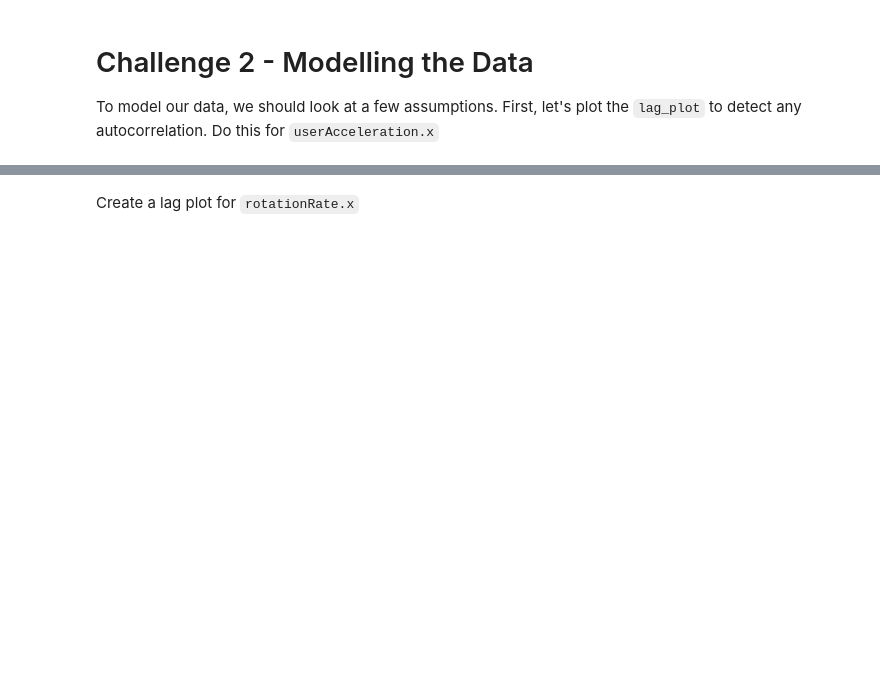
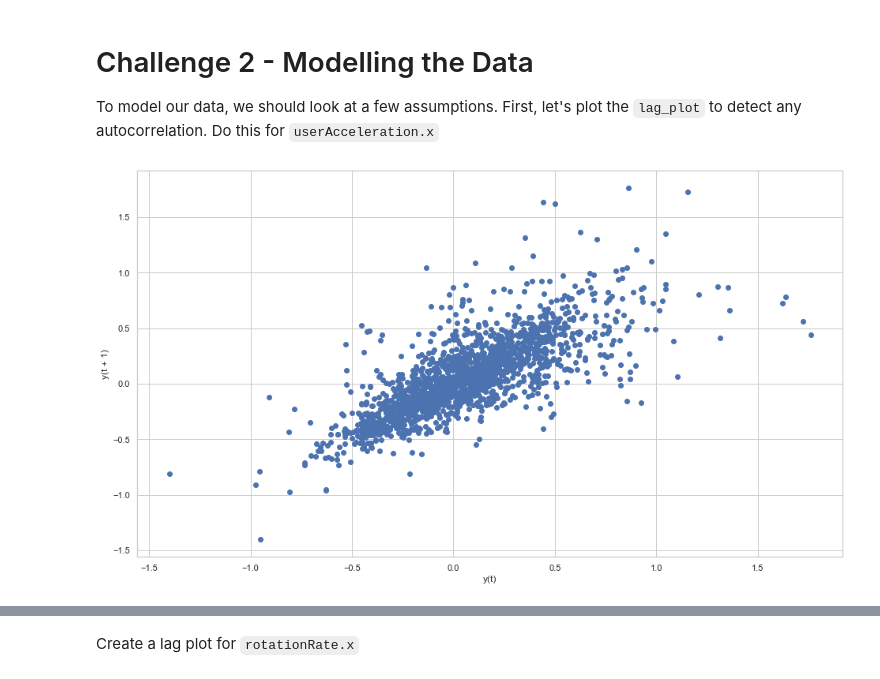
Before and after one commit to Ironhack-data-bcn-january-2023/lab-time-series, a Jupyter notebook: your-code/main.ipynb, the cells around one changed output, grey strips where cells are left out. Saved outputs shown, nothing was run; the diff lists cells and outputs as text; code cells hidden in the pictures; blank space fills up the shorter version.

```diff
--- a/your-code/main.ipynb
+++ b/your-code/main.ipynb
@@ -50,3 +108,7 @@ Plot the decomposed time series of `rotationRate.x` also with preiods of 60.
 To model our data, we should look at a few assumptions. First, let's plot the `lag_plot` to detect any autocorrelation. Do this for `userAcceleration.x`
 # %%
 # Your code here:
+
+pd.plotting.lag_plot(sensor["userAcceleration.x"]);
+# %% [output]
+[figure, added]
```
Also changed, not shown: parts of 25 cells of this notebook.
